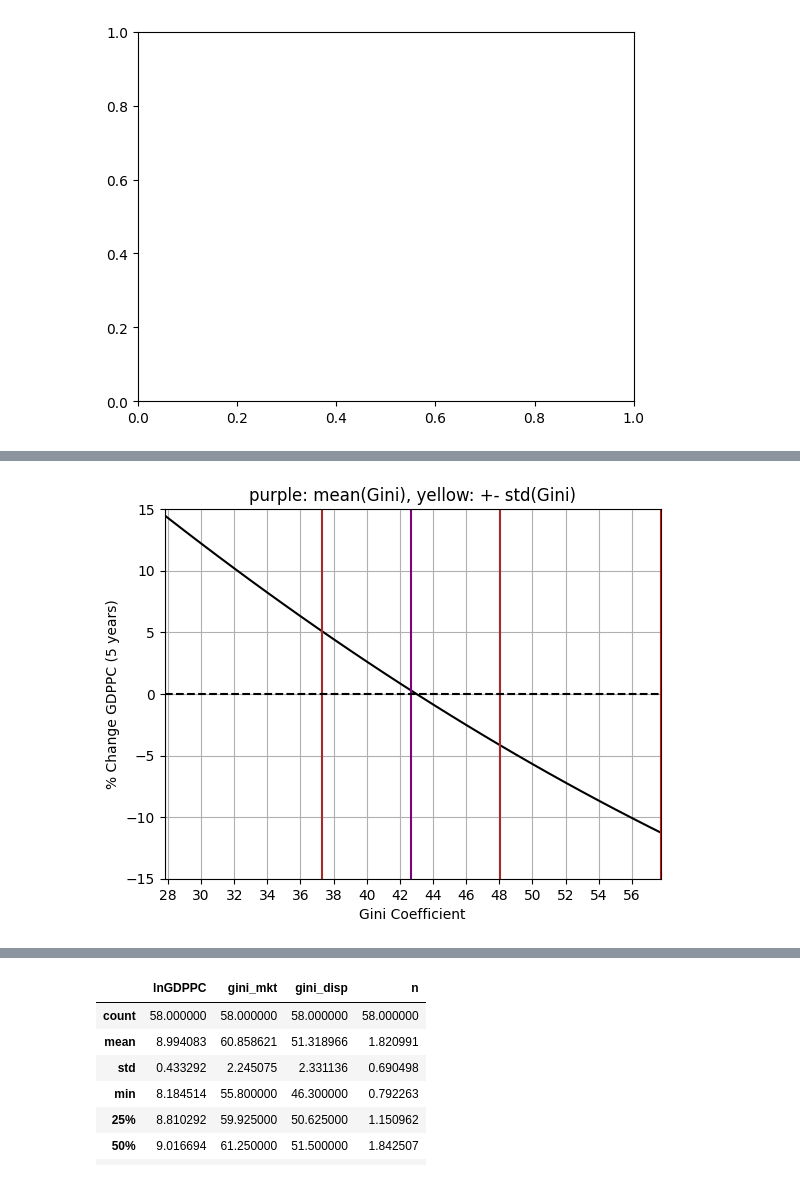
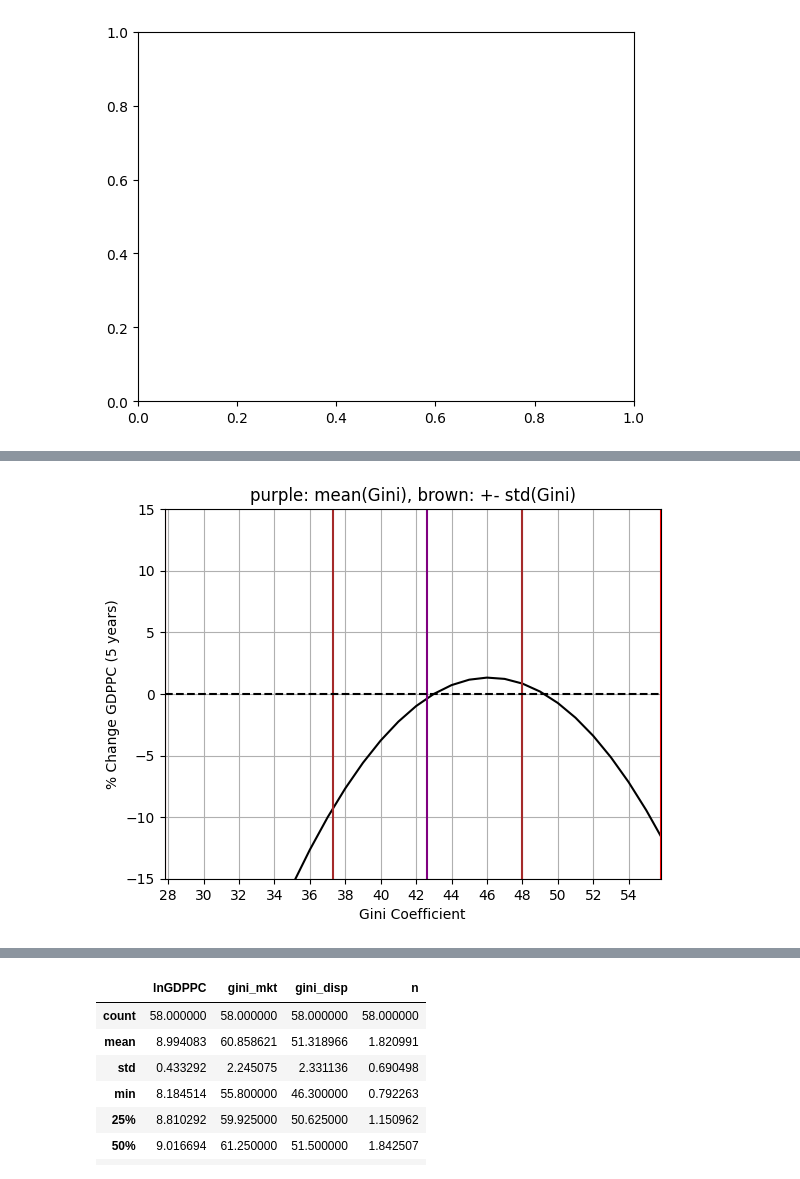
Before and after one commit to JTayMilli/GonGrowth, a Jupyter notebook: Data Processing.ipynb, the cells around one changed output, grey strips where cells are left out. Drawn from its saved outputs; the diff is of its cells as text; code cells hidden in the pictures.

```diff
--- a/Data Processing.ipynb
+++ b/Data Processing.ipynb
@@ -285,6 +285,8 @@ for x in tfp_gini["Country"].unique():
     """
 
     tfp_gini[tfp_gini["Country"] == x] = temp
+
+tfp_gini = tfp_gini.sort_values(by = ["Country", "Year"])
 # %% [output]
 A value is trying to be set on a copy of a slice from a DataFrame.
 Try using .loc[row_indexer,col_indexer] = value instead
@@ -363,3 +394,5 @@ See the caveats in the documentation: https://pandas.pydata.org/pandas-docs/stab
+# %%
+TGall = TGall.sort_values(by = ["Country", "Year"])
 # %%
 TGall = TGall[TGall.Country.isin(CountryList)]
 TGall['RellnGDPPC']  = TGall ['lnGDPPC']/ TGall.groupby(['Year'])['lnGDPPC'].transform('max')
@@ -586,10 +635,3 @@ World not found in regex
 | 5961 | ZMB | Zambia | Medium | SSA | 2018 | 0.572 |
 | 5962 | ZWE | Zimbabwe | Medium | SSA | 2018 | 0.602 |
 3809 rows × 6 columns
-# %%
-GNId = pd.read_excel("GNIclean.xlsx").drop(columns = ["Indicator Name", "Indicator Code"]).rename(columns = {"Country Name": "Country"})
-GNId = pd.melt(GNId, id_vars=["Country", "Country Code"], var_name="Year", value_name="GNI")
-GNId["Country"] = cc.convert(names = GNId['Country'], to = "name_short")
-GNId = GNId.replace("not found",np.nan).dropna()
-GNId.Year = GNId.Year.astype(int)
-GNId
@@ -952,10 +949,12 @@ Index(['Country', 'Year', 'CTFP', 'CWTFP', 'TFP', 'WTFP', 'Gini', 'gini_disp',
       dtype='object')
+# %%
+TGall['GFDIavg'] = TGall['FDIavg'] * TGall['IVGinim5']
+TGall['G2FDIavg'] = TGall['FDIavg'] * TGall['IVGini2m5']
 # %%
 #X = TGall[["Year", "Country", "IVlnGGm5","IVGinim5", "lnGDPPC", "lnGDPPCm5", 'IVGini2m5', 'IVlnGG2m5', 'IVGini3m5', 'IVlnGG3m5', "IVlnG2Gm5", "IVlnG2G2m5", "IVlnG2G3m5", 'lnGDPPC2m5', "n", "OPS", "TWWIavg"]].replace(0,np.nan).dropna()
 #X = TGall[["Year", "Country", "IVlnGGm5","IVGinim5", "d5pGDPPC", "lnGDPPCm5", 'IVGini2m5', 'IVlnGG2m5', 'IVGini3m5', 'IVlnGG3m5', "n", "OPS", "TWWIavg", "dpTWWIavg"]].replace(0,np.nan).dropna()
-X = TGall[["Year", "Country", "IVlnGGm5","IVGinim5", "lnGDPPC", "lnGDPPCm5", 'IVGini2m5', 'IVlnGG2m5', "n", "OPS", "TWWIavg", "dpTWWIavg"]].replace(0,np.nan).dropna()
+X = TGall[["Year", "Country", "IVlnGGm5","IVGinim5", "lnGDPPC", "lnGDPPCm5", 'IVGini2m5', 'IVlnGG2m5', "n", "OPS", "TWWIavg", "dpTWWIavg", 'FDIavg', 'GFDIavg', 'G2FDIavg']].replace(0,np.nan).dropna()
 #X = TGall[["Year", "Country", "IVlnGGm5","IVGinim5", "lnGDPPC", "lnGDPPCm5", 'IVGini2m5', 'IVlnGG2m5', "n", "OPS", "TWWIavg", "dpTWWIavg", 'RelGDPPCm5', 'IVRelGGm5', 'IVRelGG2m5']].replace(0,np.nan).dropna()
-
 X = X[(np.abs(stats.zscore(X.drop(columns = ["Year", "Country"]))) < 3).all(axis=1)]
 X = X.groupby('Country').filter(lambda x: len(x) >= 5) #remove countries with less then 4 data points
 X = X.groupby('Year').filter(lambda x: len(x) >= 10) #remove years with less then 10 entries
@@ -971,44 +970,38 @@ X3["B0"] = 1
 reg = MAINmodel.fit(X3, X2['lnGDPPC'])
 ission = pd.DataFrame(columns = X3.columns)
 ission.loc[len(ission)] = reg.coef_
-
 Arti = pd.DataFrame(columns = X.columns)
-
 Arti['IVGinim5'] = range(1,100) ###This goes first!
-
 Arti['Country'] = 'Gabon'
 Arti['Year'] = 1990
-Arti['lnGDPPCm5'] = 11
+Arti['lnGDPPCm5'] = 9
+Arti['FDIavg'] = .2
 #Arti['GDPPCm5'] = np.exp(Arti['lnGDPPCm5'][0])
-
 #Arti['lnGDPPC2m5'] = Arti['lnGDPPCm5'] ** 2
 Arti['n'] = X.n.mean()
 Arti['OPS'] = X.OPS.mean()
+#Arti['abs_red'] = X.abs_red.mean()
 Arti['TWWIavg'] = X.TWWIavg.mean()
 Arti['dpTWWIavg'] = X.dpTWWIavg.mean()
-
 Arti['IVGini2m5'] = Arti['IVGinim5'] ** 2
 #Arti['IVGini3m5'] = Arti['IVGinim5'] ** 3
-
 Arti['IVlnGGm5'] = Arti['IVGinim5'] * Arti['lnGDPPCm5']
 Arti['IVlnGG2m5'] = Arti['IVGini2m5'] * Arti['lnGDPPCm5']
+
+Arti['GFDIavg']  = Arti['FDIavg'] * Arti['IVGinim5']
+Arti['G2FDIavg']  = Arti['FDIavg'] * Arti['IVGini2m5']
 #Arti['IVlnGG3m5'] = Arti['IVGini3m5'] * Arti['lnGDPPCm5']
-
 """
 Arti['RelGDPPCm5'] = Arti['GDPPCm5'][0] / TGall[TGall.Year == Arti.Year[0]].GDPPCm5.max()
 Arti['IVRelGGm5'] = Arti['RelGDPPCm5'] * Arti['IVGinim5']
 Arti['IVRelGG2m5'] = Arti['RelGDPPCm5'] * Arti['IVGini2m5']
-
-
 Arti['RellnGDPPCm5'] = Arti['lnGDPPCm5'][0] / X[X.Year == Arti.Year[0] - 5].lnGDPPC.max()
 Arti['IVRellnGGm5'] = Arti['RellnGDPPCm5'] * Arti['IVGinim5']
 Arti['IVRellnGG2m5'] = Arti['RellnGDPPCm5'] * Arti['IVGini2m5']
-
 Arti['IVlnG2Gm5'] = Arti['IVGinim5'] * Arti['lnGDPPC2m5']
 Arti['IVlnG2G2m5'] = Arti['IVGini2m5'] * Arti['lnGDPPC2m5']
 Arti['IVlnG2G3m5'] = Arti['IVGini3m5'] * Arti['lnGDPPC2m5']
 """
-
 Arti['pred'] = ission.B0[0] + ission[str(Arti['Year'][0])][0] + ission[Arti['Country'][0]][0] #str(Arti['Year'][0]) gets fixed effect for that year
 for column in Arti.drop(columns = ["Year", "Country", "lnGDPPC", "pred"]): #, 'GDPPCm5'
     i = column
@@ -1018,51 +1011,47 @@ Arti['pred'] = Arti['pred'] - Arti['lnGDPPCm5']
 Arti['pred'] = (Arti['pred']) * 100
 Arti['pred'] = Arti['pred'] - Arti['pred'][int(X.IVGinim5.mean())] # make mean = 0
 """
 Arti['pred'] = ( 5.319 + (Arti['IVGinim5'] * -2.107e-01)
                 #- meandelta
                 #+ (Arti['Year'] * 3.901e-01)
                 + (Arti['IVGini2m5'] * 3.420e-03)
                 - (Arti['lnGDPPCm5'] * 3.430e-01) + (Arti['IVlnGGm5'] * 2.509e-02)
                 + (Arti['IVlnGG2m5'] * -3.962e-04) + (Arti['n'] * 4.158e-03)
                 + (Arti['OPS'] * 4.390e+03) + (Arti['TWWIavg'] * -5.826e-15) )
 """
-
-Arti
 ax = sns.lineplot(data=Arti[['IVGinim5', 'pred']], x = 'IVGinim5', y = 'pred', color = "Black")
 ax.set_xticks(range(0,101, 2))
 #ax.set_yticks(range(-20, 111, 10))
 ax.axvline(x = X.IVGinim5.min(),    # Line on x = 2
-           ymin = 100, # Bottom of the plot
-           ymax = -100,
-           color = 'red') # Top of the plot
+        ymin = 100, # Bottom of the plot
+        ymax = -100,
+        color = 'red') # Top of the plot
 ax.axvline(x = X.IVGinim5.max(),    # Line on x = 2
-           ymin = 100, # Bottom of the plot
-           ymax = -100,
-           color = 'red') # Top of the plot
+        ymin = 100, # Bottom of the plot
+        ymax = -100,
+        color = 'red') # Top of the plot
 ax.axvline(x = X.IVGinim5.mean(),    # Line on x = 2
-           ymin = 100, # Bottom of the plot
-           ymax = -100,
-           color = 'purple') # Top of the plot
+        ymin = 100, # Bottom of the plot
+        ymax = -100,
+        color = 'purple') # Top of the plot
 ax.axvline(x = X.IVGinim5.mean() - X.IVGinim5.std(),    # Line on x = 2
-           ymin = 100, # Bottom of the plot
-           ymax = -100,
-           color = 'brown') # Top of the plot
+        ymin = 100, # Bottom of the plot
+        ymax = -100,
+        color = 'brown') # Top of the plot
 ax.axvline(x = X.IVGinim5.mean() + X.IVGinim5.std(),    # Line on x = 2
-           ymin = 100, # Bottom of the plot
-           ymax = -100,
-           color = 'brown') # Top of the plot
+        ymin = 100, # Bottom of the plot
+        ymax = -100,
+        color = 'brown') # Top of the plot
 ax.axhline(y = 0, color = "black", linestyle = '--')   # Line on x = 2ymin = 100, # Bottom of the plot ymax = -100, color = 'purple') # Top of the plot
 ax.set_ylim(Arti['pred'][int(X.IVGinim5.mean())]-15, Arti['pred'][int(X.IVGinim5.mean())]+15)
 ax.set_xlim(X.IVGinim5.min(), X.IVGinim5.max())
 ax.set_xlabel("Gini Coefficient")
 ax.set_ylabel("% Change GDPPC (5 years)")
-ax.set_title("purple: mean(Gini), yellow: +- std(Gini)")
+ax.set_title("purple: mean(Gini), brown: +- std(Gini)")
 plt.grid()
 plt.show()
-
 ## Create a column that has the max of each year for relative gdppc
-
 ##Answers don't make sense with IV that I created
 ## Answers don't make sense when whne taken to the the third degree
 # %% [output]
-[figure, old version]
+[figure, new version]
```
Also changed, not shown: parts of 48 cells of this notebook, 7 other files.
